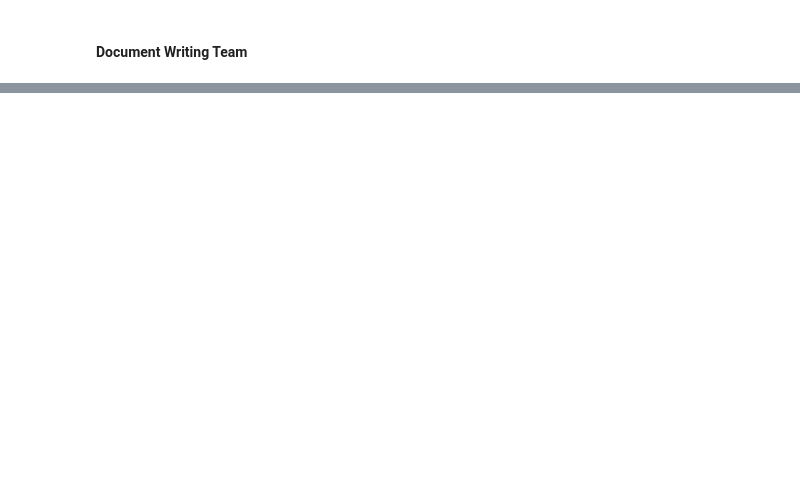
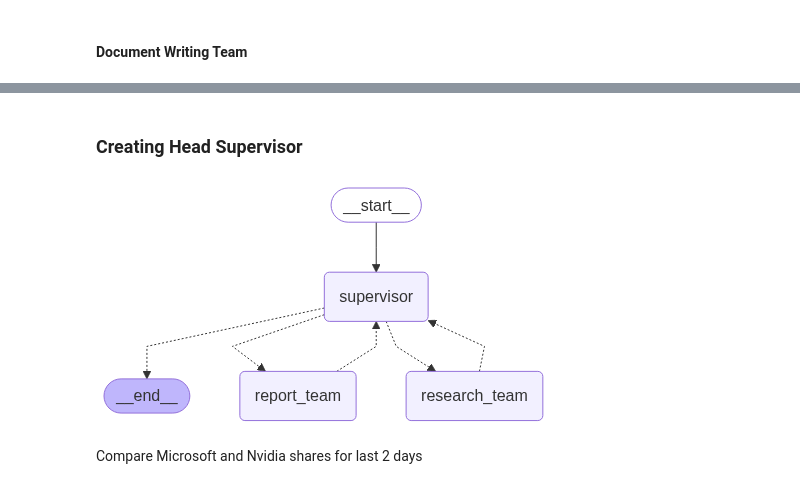
Before and after one commit to theserenecoder/AI_Projects, a Jupyter notebook: Research_and_Report_Generator_Multi_Agent/multiagent.ipynb, the cells around one changed output, grey strips where cells are left out. Cells and saved outputs as stored; diff of their text form; code cells hidden in the pictures; blank space fills up the shorter version.

```diff
--- a/Research_and_Report_Generator_Multi_Agent/multiagent.ipynb
+++ b/Research_and_Report_Generator_Multi_Agent/multiagent.ipynb
@@ -374,0 +604,2 @@ def summarizing_node(state:State) -> Command[Literal['supervisor']]:
+# %% [markdown]
+### Creating Head Supervisor
@@ -374,0 +647,41 @@ def summarizing_node(state:State) -> Command[Literal['supervisor']]:
+# %%
+def call_research_team(state:State)->Command[Literal['supervisor']]:
+    print('<-- Calling Research Team -->')
+    response = research_app.invoke({'messages':state['messages']})
+    print(response['messages'][-1].content)
+    new_messages = state['messages'] + [HumanMessage(content=response['messages'][-1].content, name='research_team')]
+    return Command(
+        goto='supervisor',
+        update={'messages':new_messages}
+    )
+
+def call_report_team(state:State)->Command[Literal['supervisor']]:
+    print('<-- Calling Report Team -->')
+    response = report_app.invoke({'messages':state['messages']})
+    new_messages = state['messages'] + [HumanMessage(content=response['messages'][-1].content, name='report_team')]
+    return Command(
+        goto='supervisor',
+        update={'messages':new_messages}
+    )
+# %%
+from langgraph.checkpoint.memory import MemorySaver
+memory = MemorySaver()
+## Build Graph
+super_builder = StateGraph(State)
+super_builder.add_node('supervisor',head_supervisor)
+super_builder.add_node('research_team', call_research_team)
+super_builder.add_node('report_team', call_report_team)
+
+#Logic
+super_builder.add_edge(START,'supervisor')
+
+## Compile
+research_report_app = super_builder.compile(checkpointer=memory)
+# %%
+from IPython.display import Image, display
+
+display(Image(research_report_app.get_graph().draw_mermaid_png()))
+# %% [output]
+[figure, added]
+# %% [markdown]
+Compare Microsoft and Nvidia shares for last 2 days
```
Also changed, not shown: parts of 25 cells of this notebook, 5 other files.
